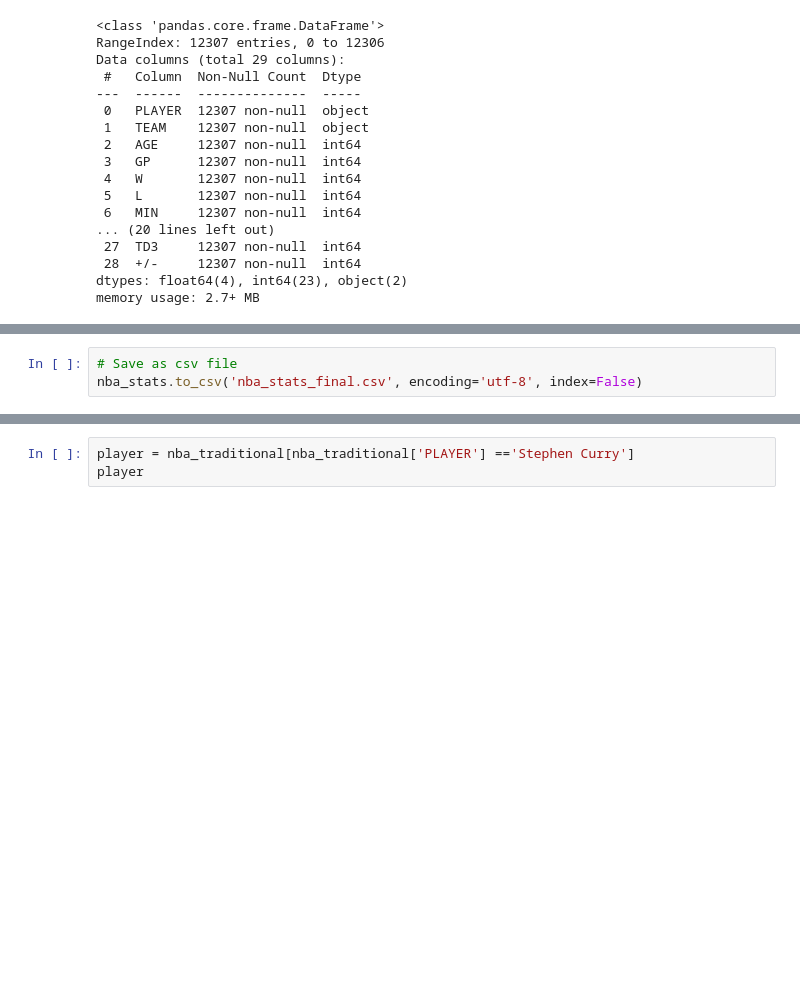
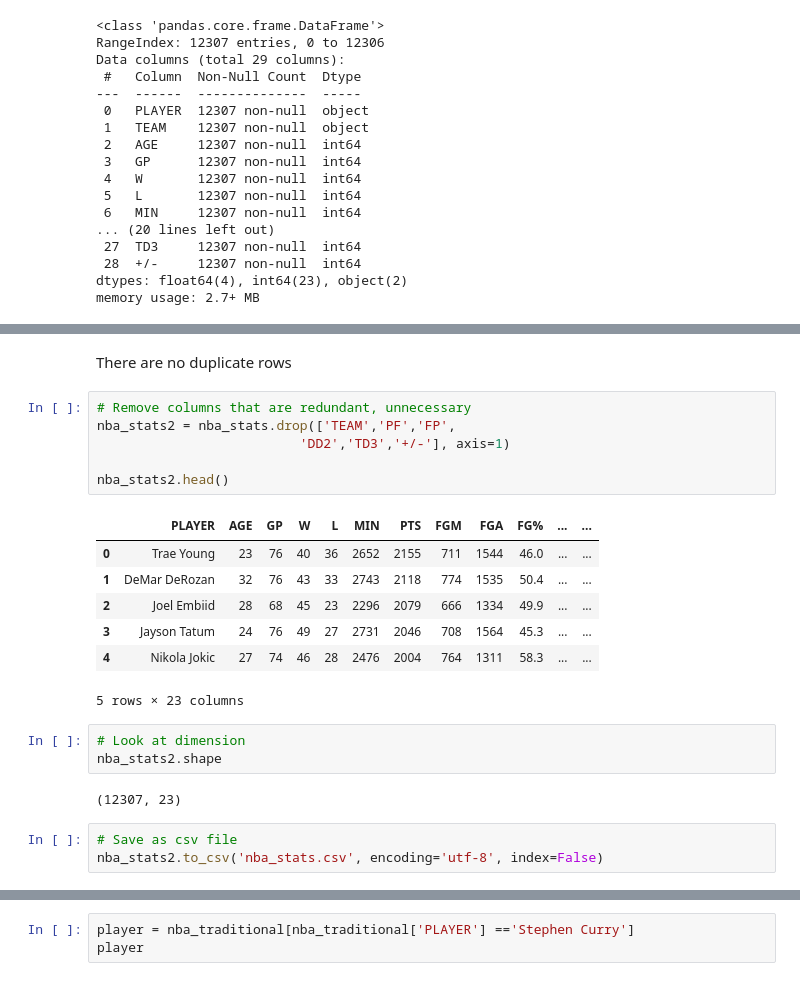
Before and after one commit to sandra-t-3282/NBA_Salary_Regression, a Jupyter notebook: traditional_nba_pipeline_final.ipynb, the cells around one changed output, grey strips where cells are left out. Saved outputs shown, nothing was run; the diff lists cells and outputs as text; blank space fills up the shorter version.

```diff
--- a/traditional_nba_pipeline_final.ipynb
+++ b/traditional_nba_pipeline_final.ipynb
@@ -216,5 +230,26 @@ memory usage: 2.7+ MB
+# %% [markdown]
+There are no duplicate rows
+# %%
+# Remove columns that are redundant, unnecessary
+nba_stats2 = nba_stats.drop(['TEAM','PF','FP',
+                          'DD2','TD3','+/-'], axis=1)
+
+nba_stats2.head()
+# %% [output]
+|  | PLAYER | AGE | GP | W | L | MIN | PTS | FGM | FGA | FG% | ... | ... |
+| 0 | Trae Young | 23 | 76 | 40 | 36 | 2652 | 2155 | 711 | 1544 | 46.0 | ... | ... |
+| 1 | DeMar DeRozan | 32 | 76 | 43 | 33 | 2743 | 2118 | 774 | 1535 | 50.4 | ... | ... |
+| 2 | Joel Embiid | 28 | 68 | 45 | 23 | 2296 | 2079 | 666 | 1334 | 49.9 | ... | ... |
+| 3 | Jayson Tatum | 24 | 76 | 49 | 27 | 2731 | 2046 | 708 | 1564 | 45.3 | ... | ... |
+| 4 | Nikola Jokic | 27 | 74 | 46 | 28 | 2476 | 2004 | 764 | 1311 | 58.3 | ... | ... |
+5 rows × 23 columns
+# %%
+# Look at dimension
+nba_stats2.shape
+# %% [output]
+(12307, 23)
 # %%
 # Save as csv file
-nba_stats.to_csv('nba_stats_final.csv', encoding='utf-8', index=False)
+nba_stats2.to_csv('nba_stats.csv', encoding='utf-8', index=False)
 # %%
 # Check that it's saved
```
Also changed, not shown: parts of 11 cells of this notebook, 2 other files.
